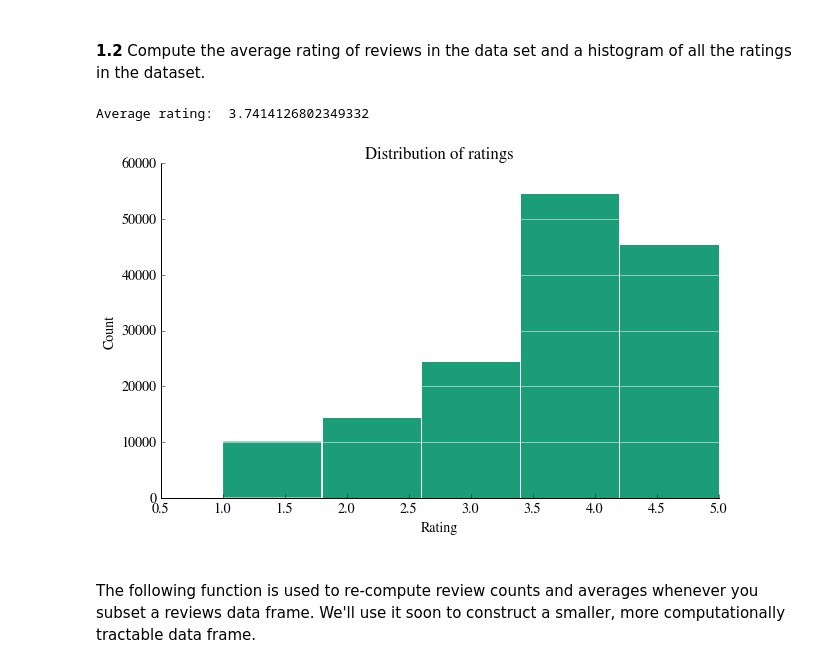
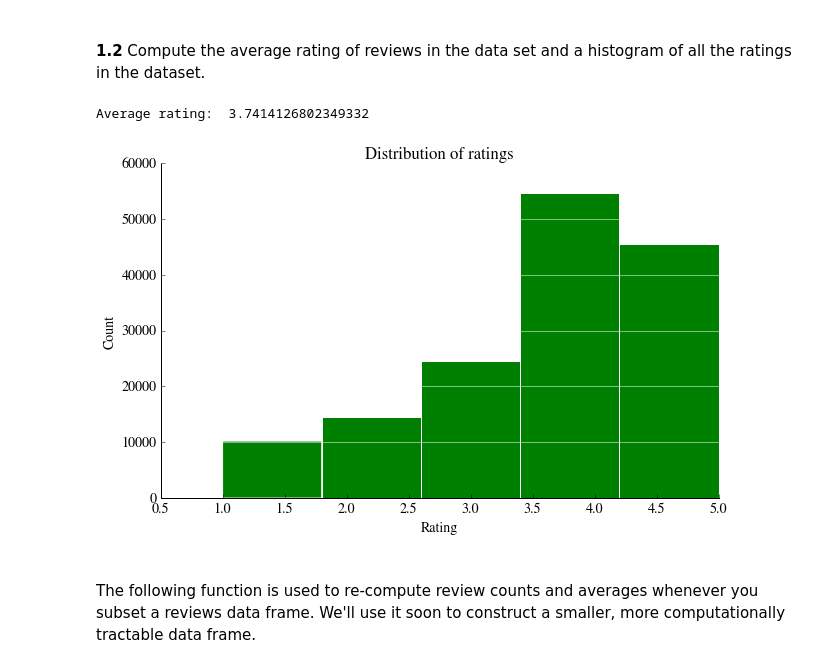
Before and after one commit to xuwenyihust/Recommender-Systems, a Jupyter notebook: restaurant_recommendation_system.ipynb, the cells around one changed output. Drawn from its saved outputs; the diff is of its cells as text; code cells hidden in the pictures.

```diff
--- a/restaurant_recommendation_system.ipynb
+++ b/restaurant_recommendation_system.ipynb
@@ -159,19 +159,19 @@ More users than businesses.
 # %%
 # The average rating of all reviews
 avg_rating = fulldf["stars"].mean()
 print("Average rating: ",avg_rating)
 
 # Histogram of all the ratings
 fig, ax = plt.subplots()
 ax.set(xlabel="Rating", ylabel="Count", title="Distribution of ratings")
 remove_border(ax)
-plt.hist(fulldf["stars"], bins=5)
+plt.hist(fulldf["stars"], bins=5, color="Green")
 plt.grid(False)
 plt.grid(axis = 'y', color ='white', linestyle='-')
 plt.show()
 # %% [output]
 Average rating:  3.7414126802349332
-[figure, old version]
+[figure, new version]
 # %% [markdown]
 
 <br/>
```
Also changed, not shown: parts of 7 cells of this notebook.
